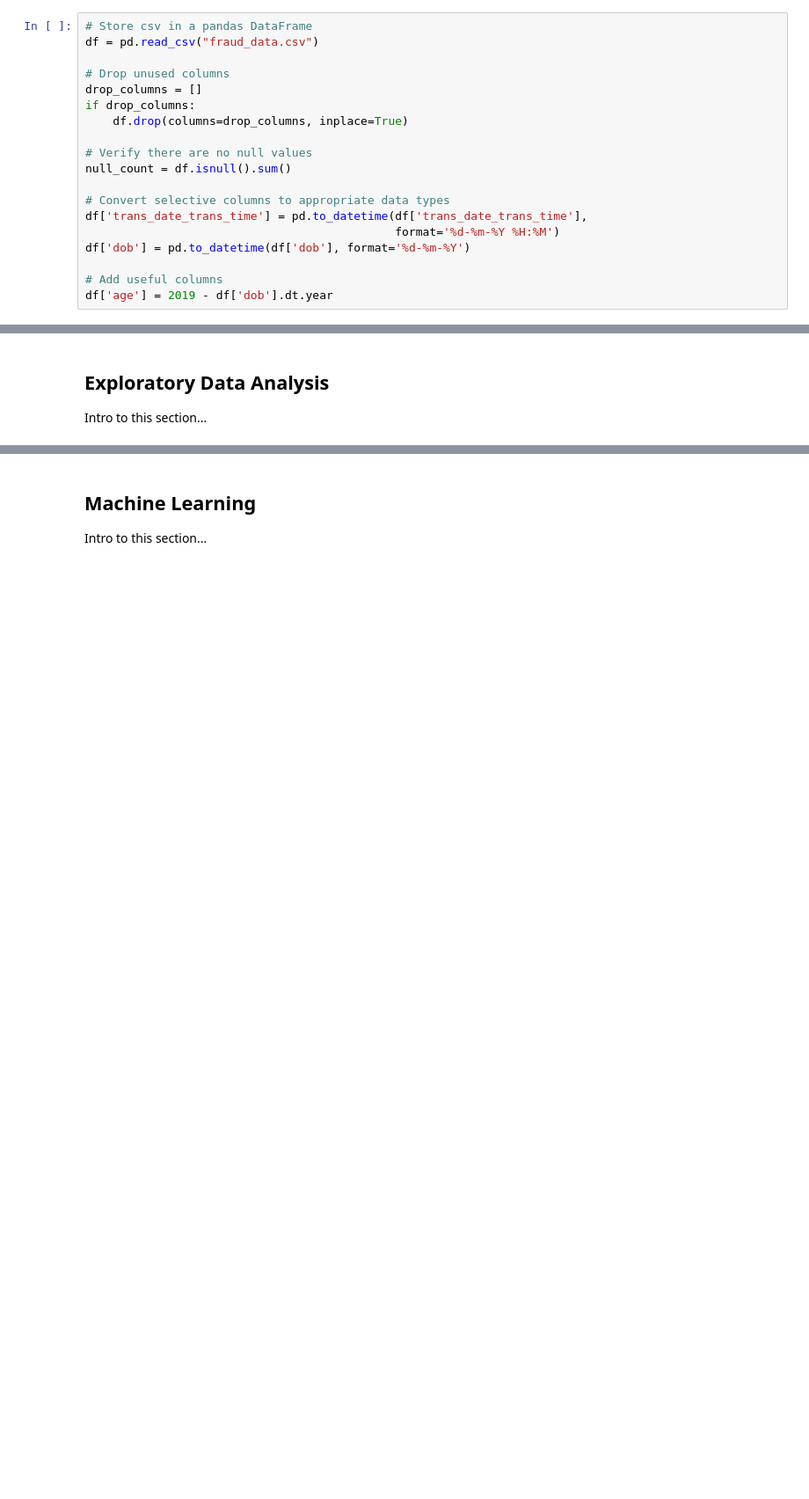
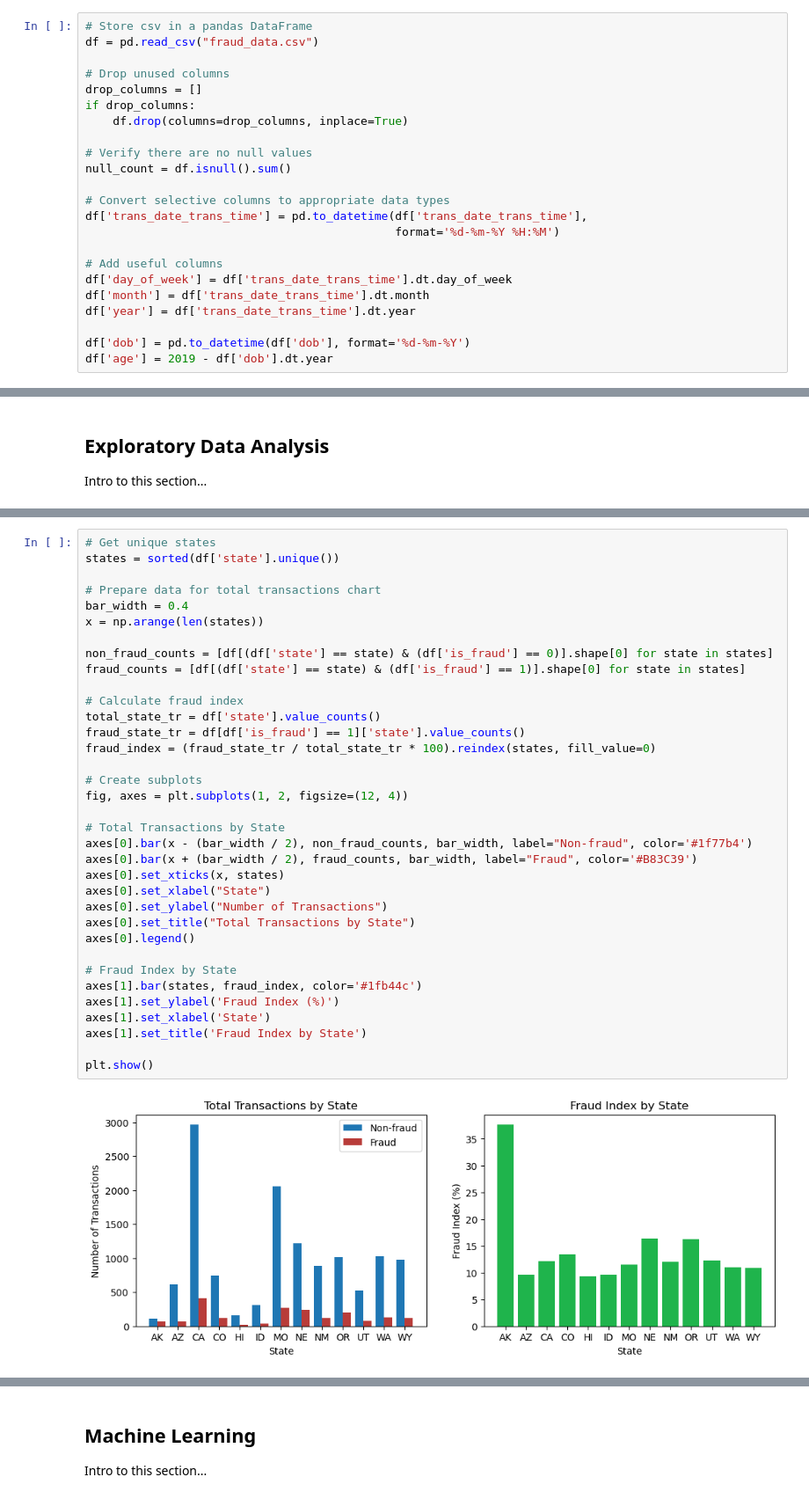
Before and after one commit to maddiegross7/325-Final-Project, a Jupyter notebook: Final_Project_RegularlyScheduledProgramming.ipynb, the cells around one changed output, grey strips where cells are left out. Shown: that part at 88% size. Cells and saved outputs as stored; diff of their text form; blank space fills up the shorter version.

```diff
--- a/Final_Project_RegularlyScheduledProgramming.ipynb
+++ b/Final_Project_RegularlyScheduledProgramming.ipynb
@@ -55,9 +77,13 @@ null_count = df.isnull().sum()
 # Convert selective columns to appropriate data types
 df['trans_date_trans_time'] = pd.to_datetime(df['trans_date_trans_time'],
                                              format='%d-%m-%Y %H:%M')
-df['dob'] = pd.to_datetime(df['dob'], format='%d-%m-%Y')
 
 # Add useful columns
+df['day_of_week'] = df['trans_date_trans_time'].dt.day_of_week
+df['month'] = df['trans_date_trans_time'].dt.month
+df['year'] = df['trans_date_trans_time'].dt.year
+
+df['dob'] = pd.to_datetime(df['dob'], format='%d-%m-%Y')
 df['age'] = 2019 - df['dob'].dt.year
 # %% [markdown]
 Optional cell to write metadata to a file:
@@ -163,0 +139,37 @@ What does this tell us? Maybe ML model tageting age will not be useful since the
+# %%
+# Get unique states
+states = sorted(df['state'].unique())
+
+# Prepare data for total transactions chart
+bar_width = 0.4
+x = np.arange(len(states))
+
+non_fraud_counts = [df[(df['state'] == state) & (df['is_fraud'] == 0)].shape[0] for state in states]
+fraud_counts = [df[(df['state'] == state) & (df['is_fraud'] == 1)].shape[0] for state in states]
+
+# Calculate fraud index
+total_state_tr = df['state'].value_counts()
+fraud_state_tr = df[df['is_fraud'] == 1]['state'].value_counts()
+fraud_index = (fraud_state_tr / total_state_tr * 100).reindex(states, fill_value=0)
+
+# Create subplots
+fig, axes = plt.subplots(1, 2, figsize=(12, 4))
+
+# Total Transactions by State
+axes[0].bar(x - (bar_width / 2), non_fraud_counts, bar_width, label="Non-fraud", color='#1f77b4')
+axes[0].bar(x + (bar_width / 2), fraud_counts, bar_width, label="Fraud", color='#B83C39')
+axes[0].set_xticks(x, states)
+axes[0].set_xlabel("State")
+axes[0].set_ylabel("Number of Transactions")
+axes[0].set_title("Total Transactions by State")
+axes[0].legend()
+
+# Fraud Index by State
+axes[1].bar(states, fraud_index, color='#1fb44c')
+axes[1].set_ylabel('Fraud Index (%)')
+axes[1].set_xlabel('State')
+axes[1].set_title('Fraud Index by State')
+
+plt.show()
+# %% [output]
+[figure, added]
```
Also changed, not shown: parts of 32 cells of this notebook.
